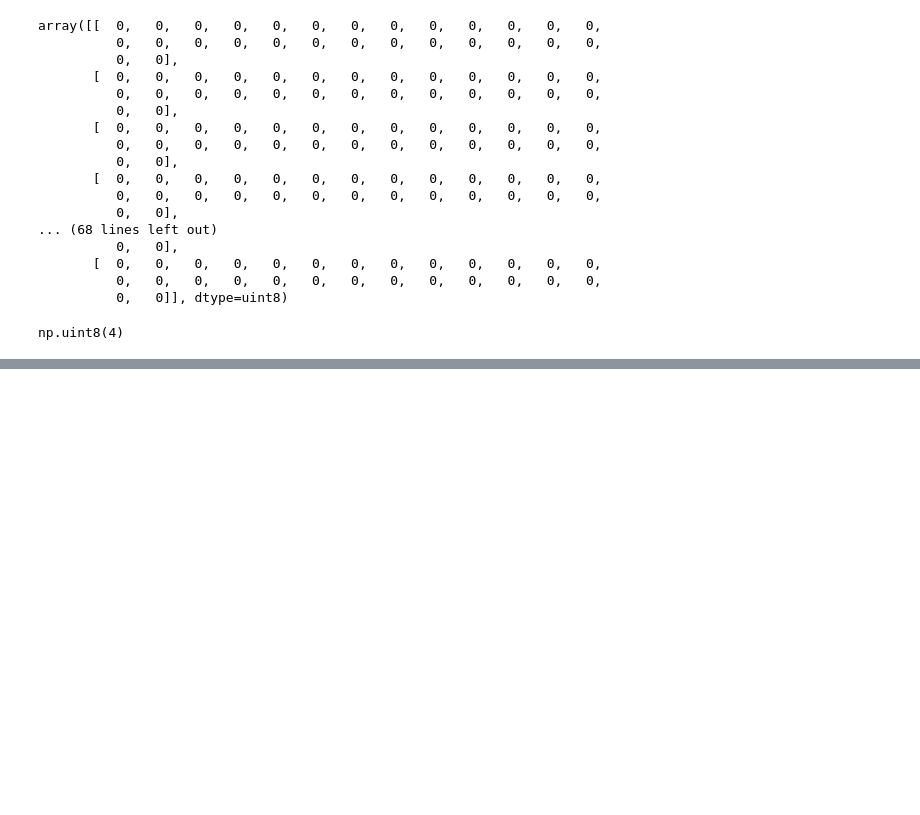
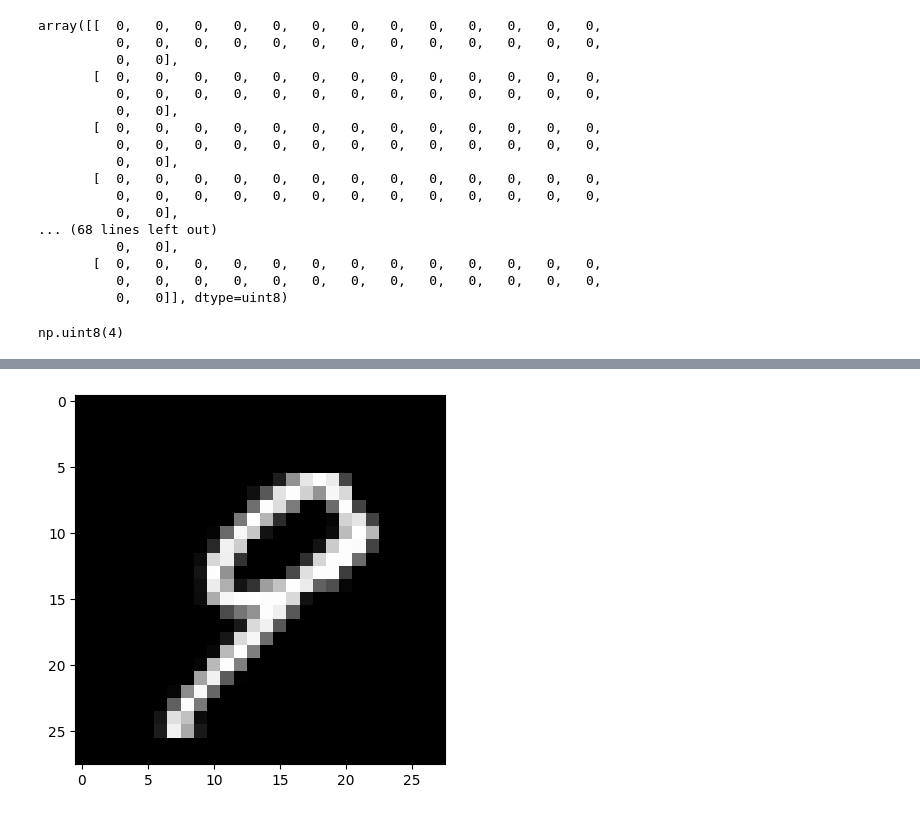
Before and after one commit to deburg0/Autoencoder, a Jupyter notebook: Keras_Autoencoder.ipynb, the cells around one changed output, grey strips where cells are left out. Cells and saved outputs as stored; diff of their text form; code cells hidden in the pictures; blank space fills up the shorter version.

```diff
--- a/Keras_Autoencoder.ipynb
+++ b/Keras_Autoencoder.ipynb
@@ -128,0 +153,6 @@ print(dist)
+# %%
+img = train_x[601].reshape(28,28)
+plt.imshow(img, cmap='gray')
+plt.show()
+# %% [output]
+[figure, added]
```
Also changed, not shown: parts of 19 cells of this notebook.
